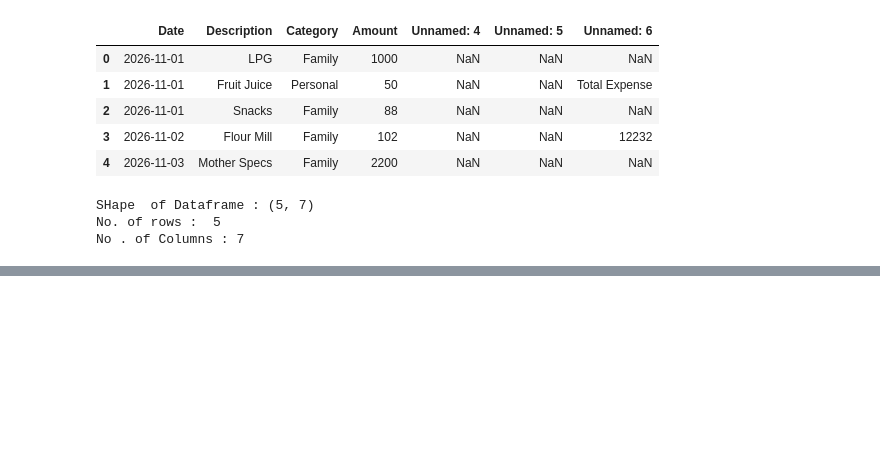
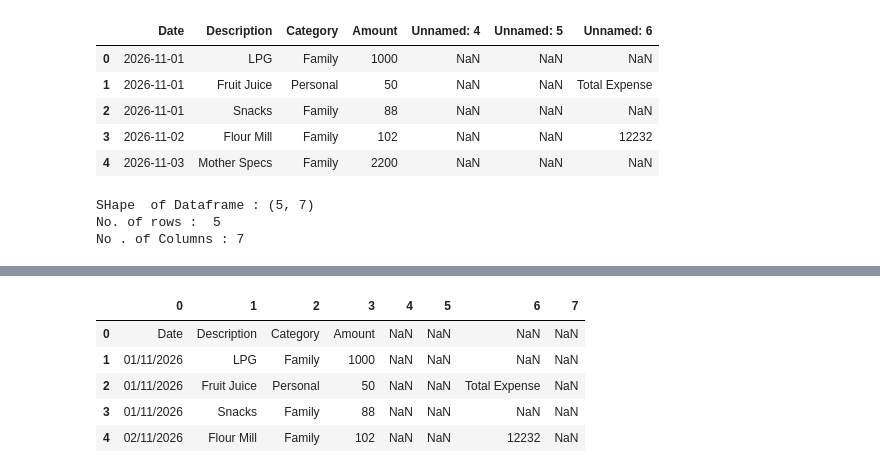
Before and after one commit to AshuGit003/PythonPractice, a Jupyter notebook: Pandas.ipynb, the cells around one changed output, grey strips where cells are left out. Saved outputs shown, nothing was run; the diff lists cells and outputs as text; code cells hidden in the pictures; blank space fills up the shorter version.

```diff
--- a/Pandas.ipynb
+++ b/Pandas.ipynb
@@ -218,0 +229,10 @@ No . of Columns : 7
+# %%
+df4 = pd.read_csv('Files/Personal_Finance_Tracker.csv',header=None)
+df4.head()
+# %% [output]
+|  | 0 | 1 | 2 | 3 | 4 | 5 | 6 | 7 |
+| 0 | Date | Description | Category | Amount | NaN | NaN | NaN | NaN |
+| 1 | 01/11/2026 | LPG | Family | 1000 | NaN | NaN | NaN | NaN |
+| 2 | 01/11/2026 | Fruit Juice | Personal | 50 | NaN | NaN | Total Expense | NaN |
+| 3 | 01/11/2026 | Snacks | Family | 88 | NaN | NaN | NaN | NaN |
+| 4 | 02/11/2026 | Flour Mill | Family | 102 | NaN | NaN | 12232 | NaN |
```
Also changed, not shown: parts of 18 cells of this notebook, 1 other file.
